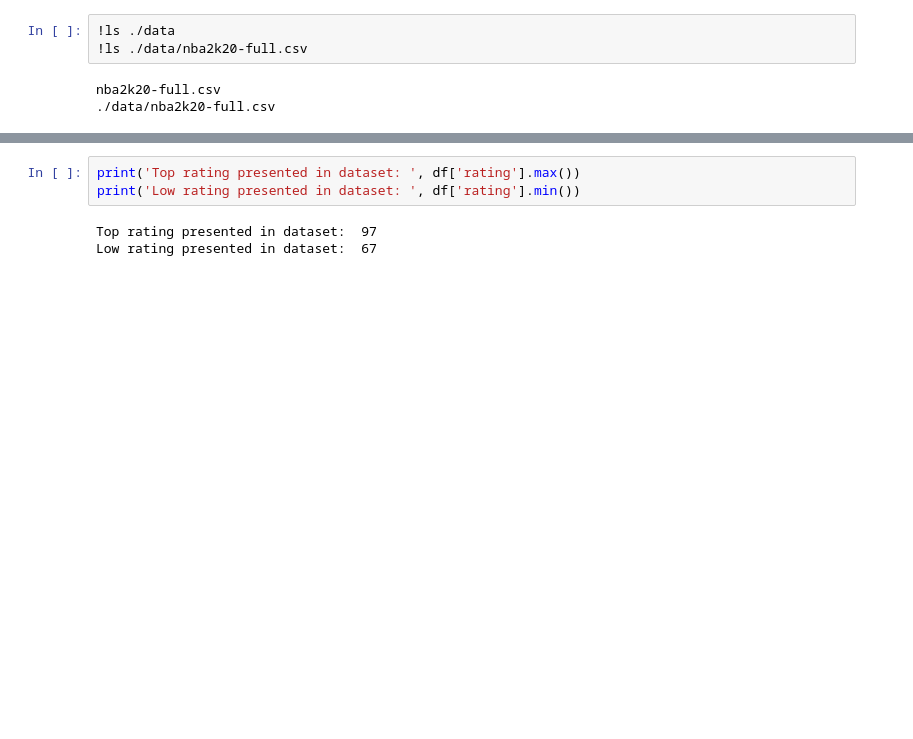
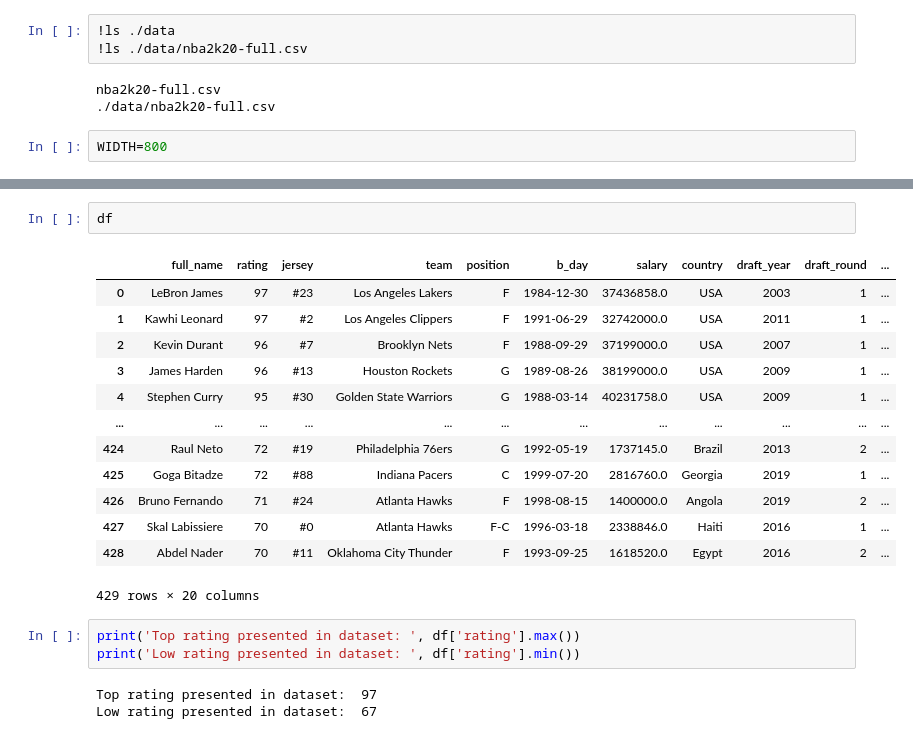
Before and after one commit to jralbarracin1/nba-2019-2020-analysis, a Jupyter notebook: nba-2019-2020-analysis.ipynb, the cells around one changed output, grey strips where cells are left out. Saved outputs shown, nothing was run; the diff lists cells and outputs as text; blank space fills up the shorter version.

```diff
--- a/nba-2019-2020-analysis.ipynb
+++ b/nba-2019-2020-analysis.ipynb
@@ -18,6 +18,8 @@ from iso3166 import countries
 # %% [output]
 nba2k20-full.csv
 ./data/nba2k20-full.csv
+# %%
+WIDTH=800
 # %%
 # load data
 df = pd.read_csv('./data/nba2k20-full.csv')
@@ -29,6 +31,22 @@ df.head()
 | 2 | Giannis Antetokounmpo | 96 | #34 | Milwaukee Bucks | F-G | 12/06/94 | 6-11 / 2.11 | 242 lbs. / 109.8 kg. | $25842697 | Greece | ... |
 | 3 | Kevin Durant | 96 | #7 | Brooklyn Nets | F | 09/29/88 | 6-10 / 2.08 | 230 lbs. / 104.3 kg. | $37199000 | USA | ... |
 | 4 | James Harden | 96 | #13 | Houston Rockets | G | 08/26/89 | 6-5 / 1.96 | 220 lbs. / 99.8 kg. | $38199000 | USA | ... |
+# %%
+df
+# %% [output]
+|  | full_name | rating | jersey | team | position | b_day | salary | country | draft_year | draft_round | ... |
+| 0 | LeBron James | 97 | #23 | Los Angeles Lakers | F | 1984-12-30 | 37436858.0 | USA | 2003 | 1 | ... |
+| 1 | Kawhi Leonard | 97 | #2 | Los Angeles Clippers | F | 1991-06-29 | 32742000.0 | USA | 2011 | 1 | ... |
+| 2 | Kevin Durant | 96 | #7 | Brooklyn Nets | F | 1988-09-29 | 37199000.0 | USA | 2007 | 1 | ... |
+| 3 | James Harden | 96 | #13 | Houston Rockets | G | 1989-08-26 | 38199000.0 | USA | 2009 | 1 | ... |
+| 4 | Stephen Curry | 95 | #30 | Golden State Warriors | G | 1988-03-14 | 40231758.0 | USA | 2009 | 1 | ... |
+| ... | ... | ... | ... | ... | ... | ... | ... | ... | ... | ... | ... |
+| 424 | Raul Neto | 72 | #19 | Philadelphia 76ers | G | 1992-05-19 | 1737145.0 | Brazil | 2013 | 2 | ... |
+| 425 | Goga Bitadze | 72 | #88 | Indiana Pacers | C | 1999-07-20 | 2816760.0 | Georgia | 2019 | 1 | ... |
+| 426 | Bruno Fernando | 71 | #24 | Atlanta Hawks | F | 1998-08-15 | 1400000.0 | Angola | 2019 | 2 | ... |
+| 427 | Skal Labissiere | 70 | #0 | Atlanta Hawks | F-C | 1996-03-18 | 2338846.0 | Haiti | 2016 | 1 | ... |
+| 428 | Abdel Nader | 70 | #11 | Oklahoma City Thunder | F | 1993-09-25 | 1618520.0 | Egypt | 2016 | 2 | ... |
+429 rows × 20 columns
 # %%
 print('Top rating presented in dataset: ', df['rating'].max())
 print('Low rating presented in dataset: ', df['rating'].min())
```
Also changed, not shown: parts of 54 cells of this notebook.
